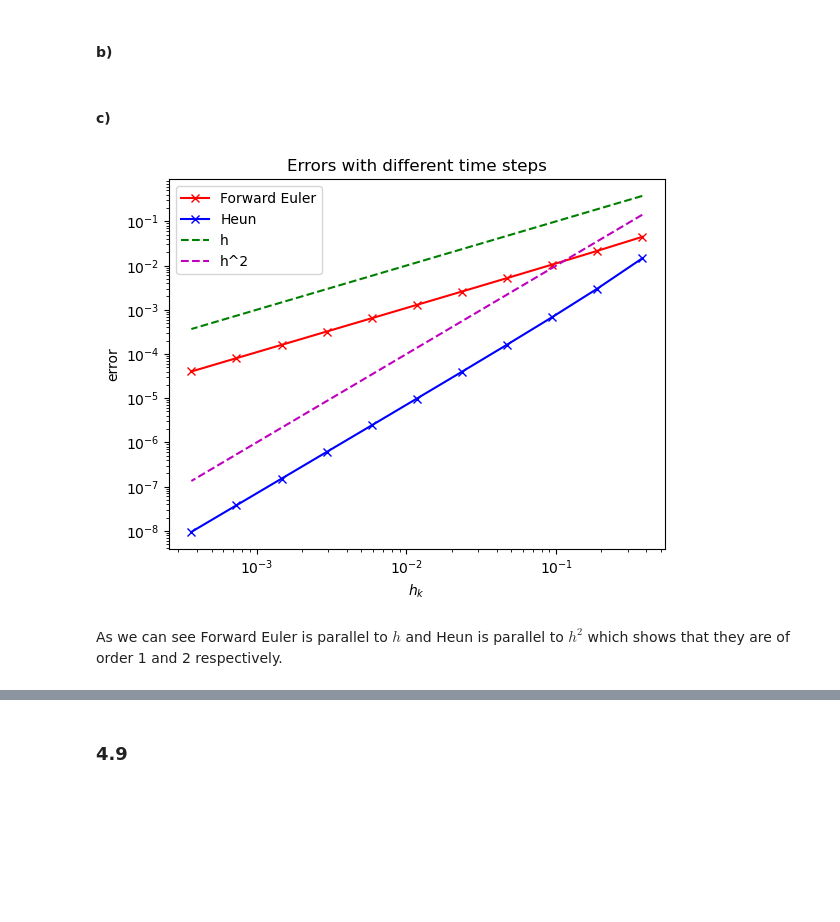
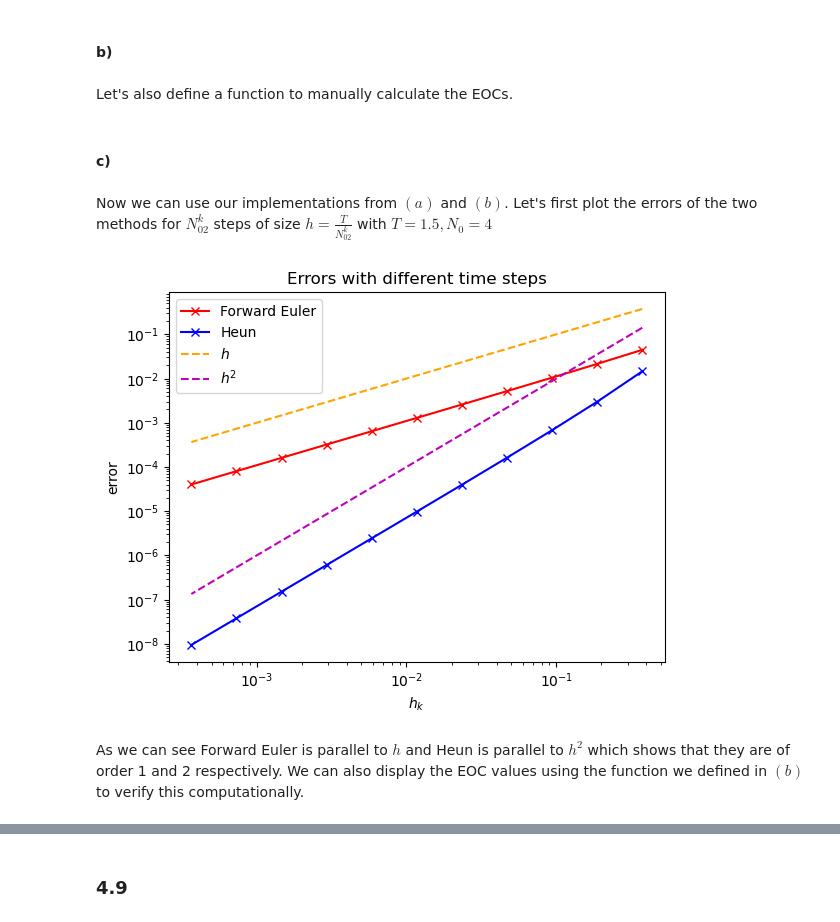
Before and after one commit to ArkinF/MA2K4, a Jupyter notebook: MA2K4 Assignment4.ipynb, the cells around one changed output, grey strips where cells are left out. Saved outputs shown, nothing was run; the diff lists cells and outputs as text; code cells hidden in the pictures; blank space fills up the shorter version.

```diff
--- a/MA2K4 Assignment4.ipynb
+++ b/MA2K4 Assignment4.ipynb
@@ -104,5 +103,7 @@ print(lastError(Heun, 0.1, 10))
 # %% [markdown]
 #### b)
+# %% [markdown]
+Let's also define a function to manually calculate the EOCs.
 # %%
 def EOC(hs, es):
     eocs = [np.nan]
@@ -111,23 +112,27 @@ def EOC(hs, es):
     return eocs
 # %% [markdown]
 #### c)
+# %% [markdown]
+Now we can use our implementations from $(a)$ and $(b)$. Let's first plot the errors of the two methods for $N_02^k$ steps of size $h = \frac{T}{N_02^k}$ with $T = 1.5, N_0 = 4$
 # %%
 N0, T = 4, 1.5
-N_values = [N0 * 2**k for k in range(11)]
-h_values = [T / N for N in N_values]
+N_values = np.array([N0 * 2**k for k in range(11)])
+h_values = np.array([T / N for N in N_values])
+forwardEuler_errors = [lastError(forwardEuler, h_values[i], N_values[i]) for i in range(11)]
+Heun_errors = [lastError(Heun, h_values[i], N_values[i]) for i in range(11)]
 
-plt.plot(h_values, [lastError(forwardEuler, h_values[i], N_values[i]) for i in range(11)], 'x-r', label='Forward Euler')
-plt.plot(h_values, [lastError(Heun, h_values[i], N_values[i]) for i in range(11)], 'x-b', label='Heun')
-plt.plot(h_values, h_values, 'g--', label='h')
-plt.plot(h_values, [h**2 for h in h_values], 'm--', label='h^2')
+plt.plot(h_values, forwardEuler_errors, 'x-r', label='Forward Euler')
+plt.plot(h_values, Heun_errors, 'x-b', label='Heun')
+plt.plot(h_values, h_values, '--', color='orange', label='$h$')
+plt.plot(h_values, h_values**2, 'm--', label='$h^2$')
 plt.xscale('log')
 plt.yscale('log')
 plt.title('Errors with different time steps')
 plt.xlabel('$h_k$')
 plt.ylabel('error')
 plt.legend()
 plt.show()
 # %% [output]
-[figure, old version]
+[figure, new version]
 # %% [markdown]
-As we can see Forward Euler is parallel to $h$ and Heun is parallel to $h^2$ which shows that they are of order 1 and 2 respectively.
+As we can see Forward Euler is parallel to $h$ and Heun is parallel to $h^2$ which shows that they are of order 1 and 2 respectively. We can also display the EOC values using the function we defined in $(b)$ to verify this computationally.
```
Also changed, not shown: parts of 22 cells of this notebook.
